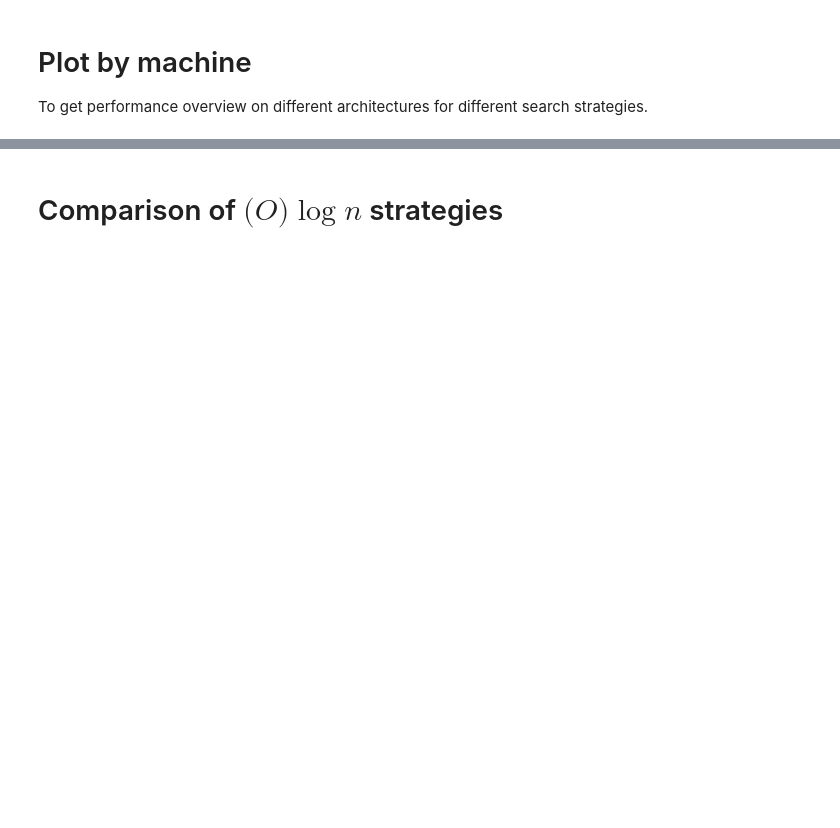
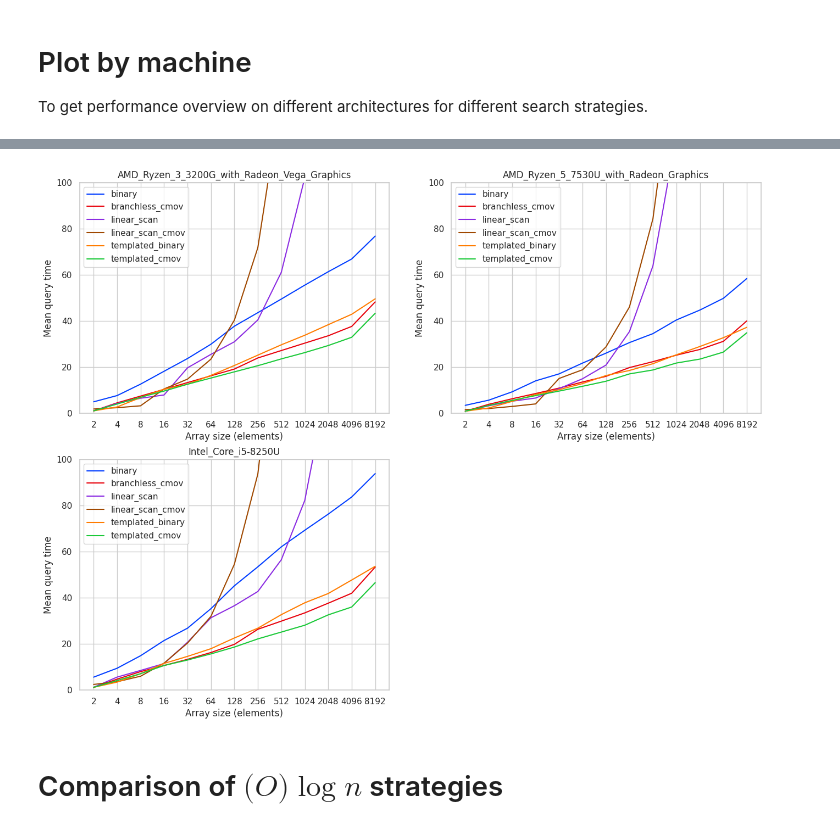
Before and after one commit to saskeli/search_microbench, a Jupyter notebook: results.ipynb, the cells around one changed output, grey strips where cells are left out. Saved outputs shown, nothing was run; the diff lists cells and outputs as text; code cells hidden in the pictures; blank space fills up the shorter version.

```diff
--- a/results.ipynb
+++ b/results.ipynb
@@ -14,6 +14,8 @@ sns.set(palette="bright", style="whitegrid")
 Automatically checs for `.res` and `.prof` -files in the current directory.
 # %%
 def machine_processor(path):
+    if "_with" in path:
+        return path.split("_with")[0]
     if "CPU" in path:
         return path.split("_CPU")[0]
     if "Core" in path:
@@ -74,5 +65,15 @@ pdf = pd.concat([
 # %%
+bdf = pd.concat([
+    mk_df(p)
+    for p in [f for f in os.listdir() if f.endswith("res")]
+])
+bdf.drop("Checksum", axis=1, inplace=True)
+pdf = pd.concat([
+    mk_pdf(p)
+    for p in [f for f in os.listdir() if f.endswith("prof")]
+])
 df = pd.merge(bdf, pdf, "left", on=["Type", "Data type", "Index type", "Size", "Machine", "Throughput"])
+df = df[["sub" not in t for t in df["Type"]]]
 df["Queries per second"] = 1000000000 / df["Time (ns)"]
 # %%
 df.head()
@@ -129,10 +140,11 @@ type_styles = {
     for typ, color in zip(df["Type"].unique(), sns.color_palette())
 }
 # %%
-def machine_comp(d_type="uint64_t", types={'linear_scan_cmov', 'templated_binary', 'templated_cmov',}):
+def machine_comp(d_type="uint64_t", types={'linear_scan_cmov', 'templated_binary', 'templated_cmov'}, path=None):
     columns = 2
     rows = (len(df["Machine"].unique()) + 1) // columns
     plt.figure(figsize=(16, 12))
+    ticks = sorted(df["Size"].unique())
     for i, (m, m_df) in enumerate(df[(df["Throughput"] == False) & (df["Data type"] == d_type)].groupby("Machine")):
         plt.subplot(rows, columns, i + 1)
         for typ, t_df in m_df.groupby("Type"):
@@ -142,11 +154,12 @@ def machine_comp(d_type="uint64_t", types={'linear_scan_cmov', 'templated_binary
         plt.ylabel("Mean query time")
         plt.xlabel("Array size (elements)")
         plt.xscale("log")
-        ticks = sorted(np.unique(g[1]["Size"]))
         plt.xticks(ticks=ticks, labels=ticks)
         plt.legend()
         plt.title(m)
         plt.ylim((0, 100))
+    if (path != None):
+        plt.savefig(path, bbox_inches="tight")
     plt.show()
 # %%
 machine_comp("int8_t", set(df["Type"].unique()))
@@ -153,5 +168,7 @@ machine_comp("int8_t", set(df["Type"].unique()))
 # %%
-machine_comp("uint64_t", set(df["Type"].unique()))
+machine_comp("uint64_t", set(df["Type"].unique()), "small_search_uint64_t.pdf")
+# %% [output]
+[figure, added]
 # %% [markdown]
 # Comparison of $\mathcal(O)\log n$ strategies
 # %%
```
Also changed, not shown: parts of 18 cells of this notebook, 4 other files.
